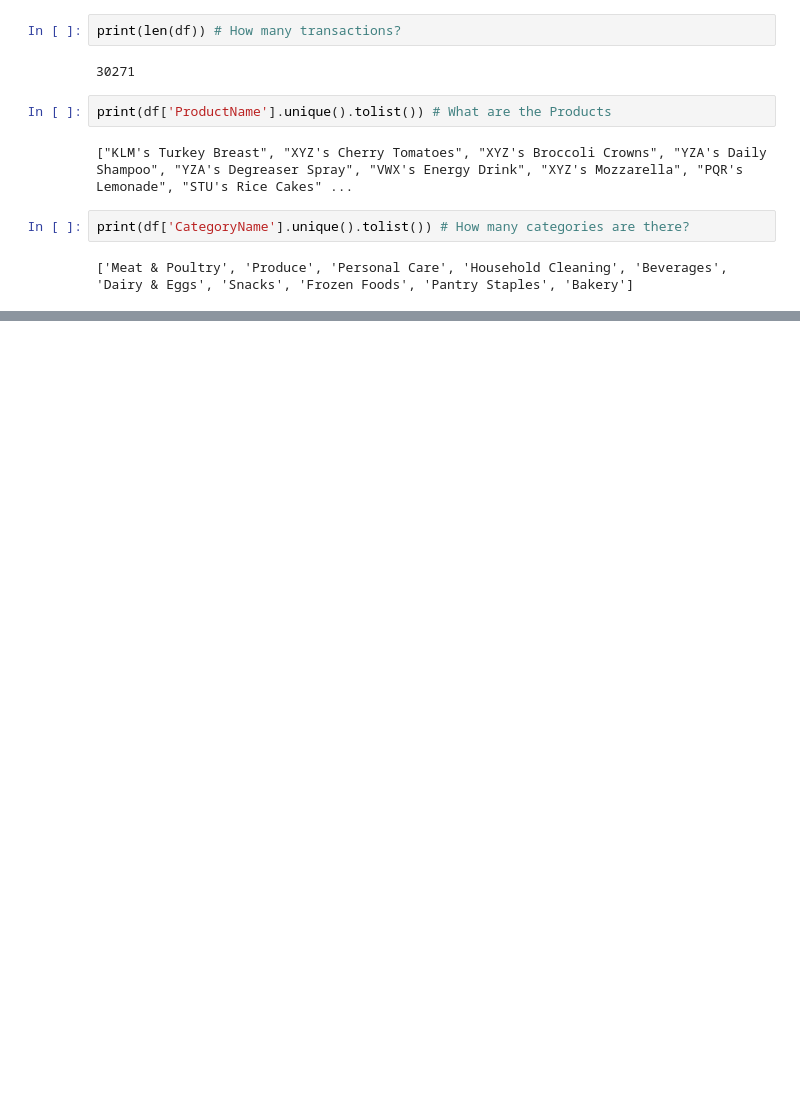
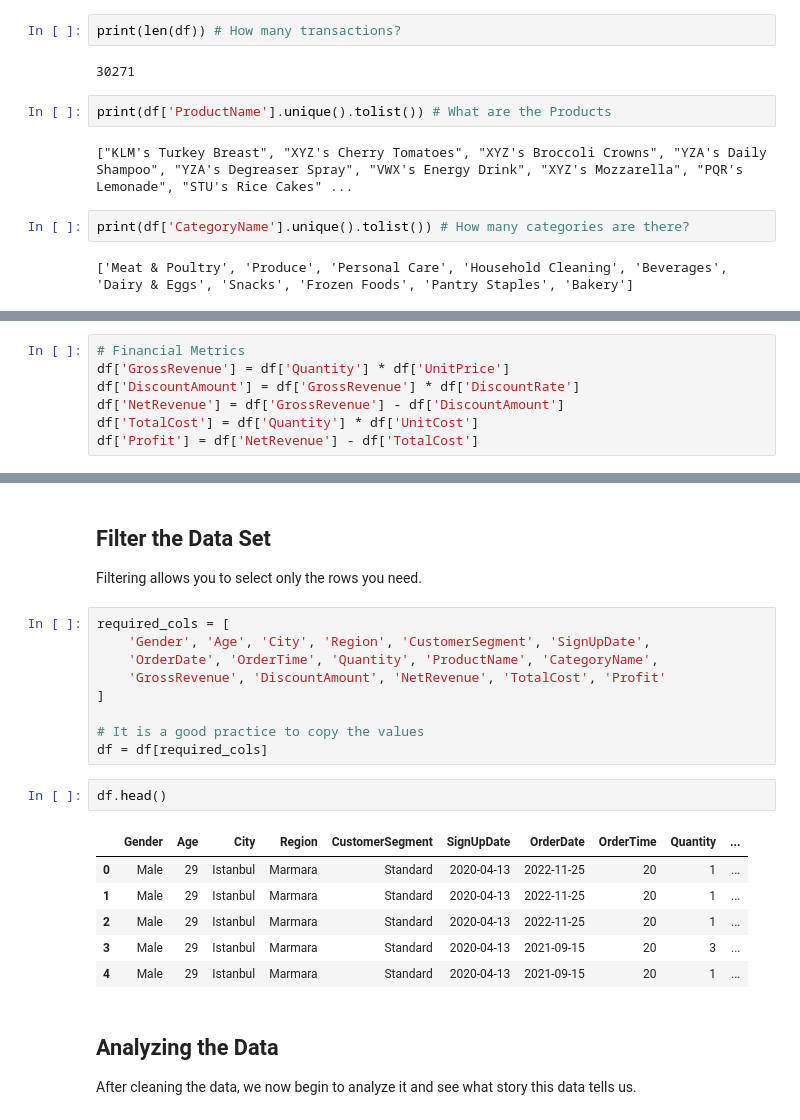
Before and after one commit to geff-ghost/notebooks, a Jupyter notebook: retail_data/MixedKnowledge.ipynb, the cells around one changed output, grey strips where cells are left out. Cells and saved outputs as stored; diff of their text form; blank space fills up the shorter version.

Commit message:
Cleaned the full dataset, next we begin analysis

```diff
--- a/retail_data/MixedKnowledge.ipynb
+++ b/retail_data/MixedKnowledge.ipynb
@@ -1749,0 +1760,7 @@ print(df['CategoryName'].unique().tolist()) # How many categories are there?
+# %%
+# Financial Metrics
+df['GrossRevenue'] = df['Quantity'] * df['UnitPrice']
+df['DiscountAmount'] = df['GrossRevenue'] * df['DiscountRate']
+df['NetRevenue'] = df['GrossRevenue'] - df['DiscountAmount']
+df['TotalCost'] = df['Quantity'] * df['UnitCost']
+df['Profit'] = df['NetRevenue'] - df['TotalCost']
@@ -1749,0 +1776,24 @@ print(df['CategoryName'].unique().tolist()) # How many categories are there?
+# %% [markdown]
+## Filter the Data Set
+Filtering allows you to select only the rows you need.
+# %%
+required_cols = [
+    'Gender', 'Age', 'City', 'Region', 'CustomerSegment', 'SignUpDate',
+    'OrderDate', 'OrderTime', 'Quantity', 'ProductName', 'CategoryName',
+    'GrossRevenue', 'DiscountAmount', 'NetRevenue', 'TotalCost', 'Profit'
+]
+
+# It is a good practice to copy the values
+df = df[required_cols]
+# %%
+df.head()
+# %% [output]
+|  | Gender | Age | City | Region | CustomerSegment | SignUpDate | OrderDate | OrderTime | Quantity | ... |
+| 0 | Male | 29 | Istanbul | Marmara | Standard | 2020-04-13 | 2022-11-25 | 20 | 1 | ... |
+| 1 | Male | 29 | Istanbul | Marmara | Standard | 2020-04-13 | 2022-11-25 | 20 | 1 | ... |
+| 2 | Male | 29 | Istanbul | Marmara | Standard | 2020-04-13 | 2022-11-25 | 20 | 1 | ... |
+| 3 | Male | 29 | Istanbul | Marmara | Standard | 2020-04-13 | 2021-09-15 | 20 | 3 | ... |
+| 4 | Male | 29 | Istanbul | Marmara | Standard | 2020-04-13 | 2021-09-15 | 20 | 1 | ... |
+# %% [markdown]
+## Analyzing the Data
+After cleaning the data, we now begin to analyze it and see what story this data tells us.
```
Also changed, not shown: parts of 2 cells of this notebook.
